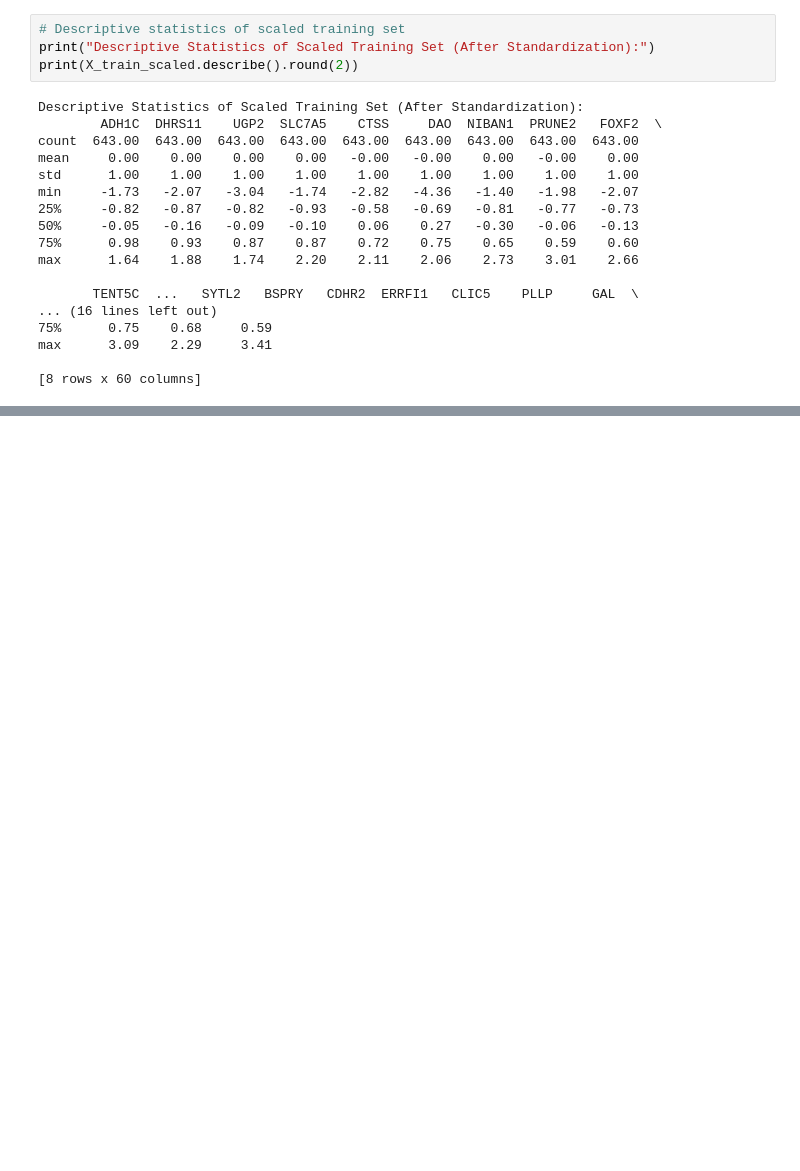
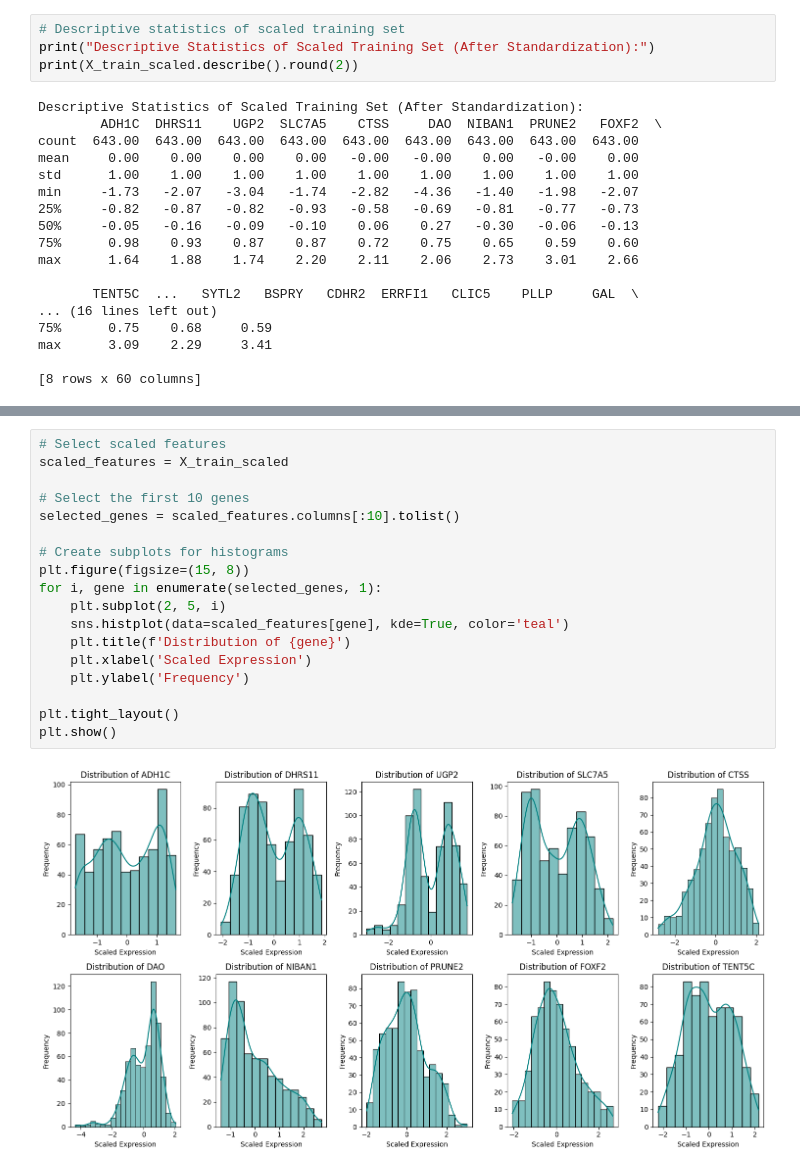
Before and after one commit to Laaliji/Colon-Cancer-Gene-Expression-Data-Classification-Analysis, a Jupyter notebook: Colon_Cancer_Gene_Expression_Analysis.ipynb, the cells around one changed output, grey strips where cells are left out. Cells and saved outputs as stored; diff of their text form; blank space fills up the shorter version.

```diff
--- a/Colon_Cancer_Gene_Expression_Analysis.ipynb
+++ b/Colon_Cancer_Gene_Expression_Analysis.ipynb
@@ -359,3 +363,23 @@ plt.show()
 1.   **Scale-Sensitive Models:** Algorithms like Support Vector Machines (SVM), k-Nearest Neighbors (k-NN), and neural networks assume features are on the same scale. Without standardization, genes with larger ranges (e.g., DAO: 1.16–10.08) would dominate over those with smaller ranges (e.g., PLLP: 0.12–4.76), skewing distance-based calculations and weight assignments.
 2.   **Improved Convergence:** Gradient-based optimization (e.g. logistic regression) converges faster when features are standardized. Unscaled data with high variance (e.g., ADH1C std: 2.89) can lead to slow or unstable learning.
 3. **Outlier Handling:** Standardization reduces the impact of outliers by normalizing their relative position (e.g., an outlier in TOR4A becomes a z-score, typically within ±3). This helps models focus on patterns rather than extreme values, though robust scaling (e.g., RobustScaler) can be considered if outliers persist.
+# %%
+# Select scaled features
+scaled_features = X_train_scaled
+
+# Select the first 10 genes
+selected_genes = scaled_features.columns[:10].tolist()
+
+# Create subplots for histograms
+plt.figure(figsize=(15, 8))
+for i, gene in enumerate(selected_genes, 1):
+    plt.subplot(2, 5, i)
+    sns.histplot(data=scaled_features[gene], kde=True, color='teal')
+    plt.title(f'Distribution of {gene}')
+    plt.xlabel('Scaled Expression')
+    plt.ylabel('Frequency')
+
+plt.tight_layout()
+plt.show()
+# %% [output]
+[figure, added]
```
Also changed, not shown: parts of 37 cells of this notebook.
